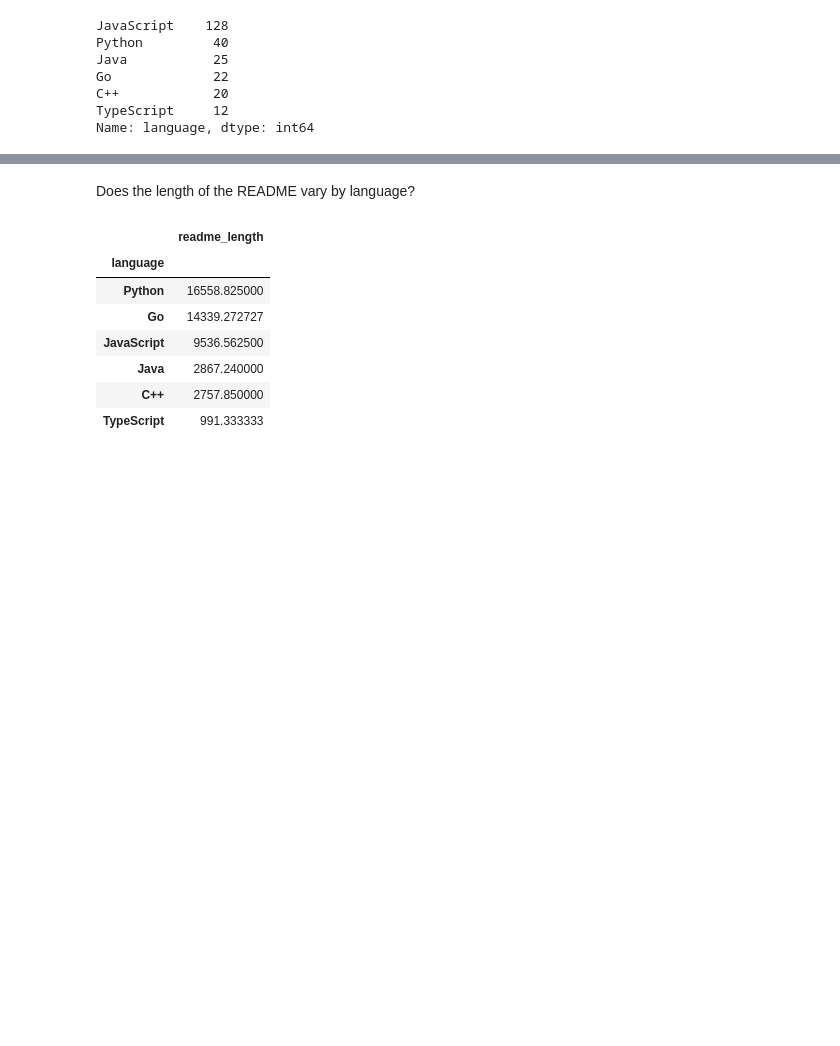
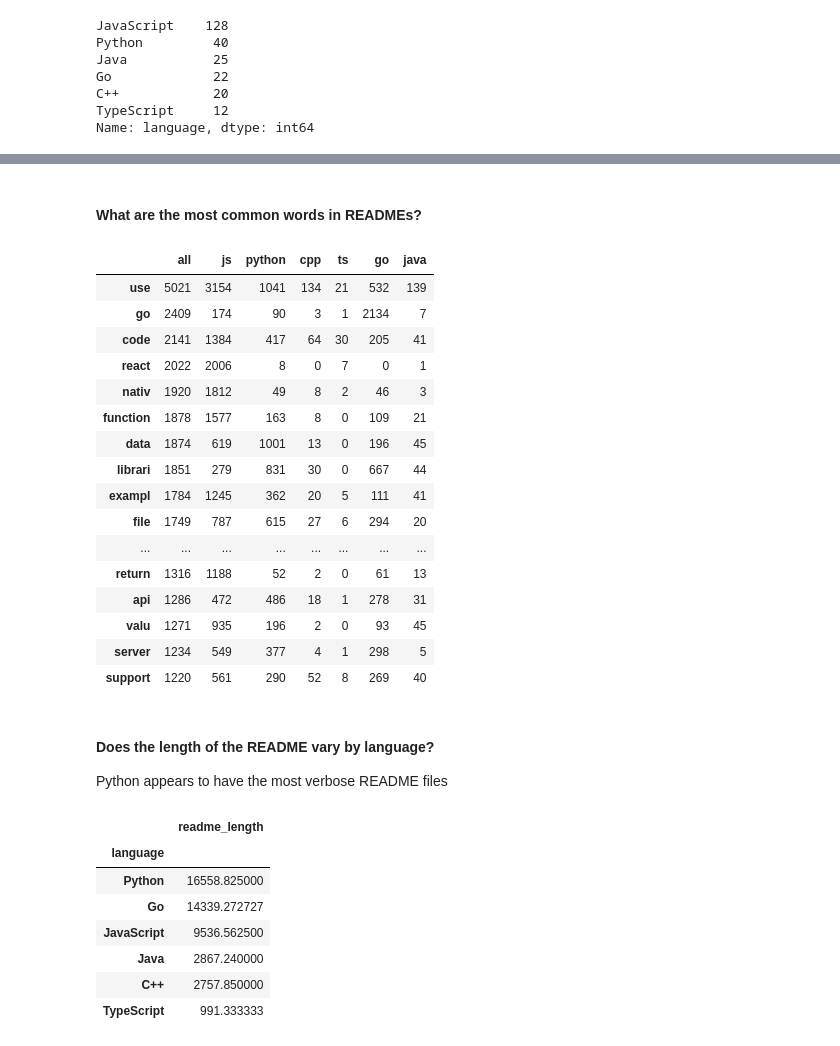
Before and after one commit to nlp-project-steven-gary/nlp_project, a Jupyter notebook: GitHub_Language_Predictor.ipynb, the cells around one changed output, grey strips where cells are left out. Drawn from its saved outputs; the diff is of its cells as text; code cells hidden in the pictures; blank space fills up the shorter version.

```diff
--- a/GitHub_Language_Predictor.ipynb
+++ b/GitHub_Language_Predictor.ipynb
@@ -372,5 +389,28 @@ plt.axis('off')
+# %% [markdown]
+#### What are the most common words in READMEs?
+# %%
+word_counts.sort_values(by='all', ascending=False).head(20)
+# %% [output]
+|  | all | js | python | cpp | ts | go | java |
+| use | 5021 | 3154 | 1041 | 134 | 21 | 532 | 139 |
+| go | 2409 | 174 | 90 | 3 | 1 | 2134 | 7 |
+| code | 2141 | 1384 | 417 | 64 | 30 | 205 | 41 |
+| react | 2022 | 2006 | 8 | 0 | 7 | 0 | 1 |
+| nativ | 1920 | 1812 | 49 | 8 | 2 | 46 | 3 |
+| function | 1878 | 1577 | 163 | 8 | 0 | 109 | 21 |
+| data | 1874 | 619 | 1001 | 13 | 0 | 196 | 45 |
+| librari | 1851 | 279 | 831 | 30 | 0 | 667 | 44 |
+| exampl | 1784 | 1245 | 362 | 20 | 5 | 111 | 41 |
+| file | 1749 | 787 | 615 | 27 | 6 | 294 | 20 |
+| ... | ... | ... | ... | ... | ... | ... | ... |
+| return | 1316 | 1188 | 52 | 2 | 0 | 61 | 13 |
+| api | 1286 | 472 | 486 | 18 | 1 | 278 | 31 |
+| valu | 1271 | 935 | 196 | 2 | 0 | 93 | 45 |
+| server | 1234 | 549 | 377 | 4 | 1 | 298 | 5 |
+| support | 1220 | 561 | 290 | 52 | 8 | 269 | 40 |
 # %% [markdown]
-Does the length of the README vary by language?
+#### Does the length of the README vary by language?
+Python appears to have the most verbose README files
 # %%
 df['readme_length'] = df.clean.str.len()
 df[['language','readme_length']].groupby('language').mean().sort_values('readme_length', ascending=False)
```
Also changed, not shown: parts of 20 cells of this notebook.
